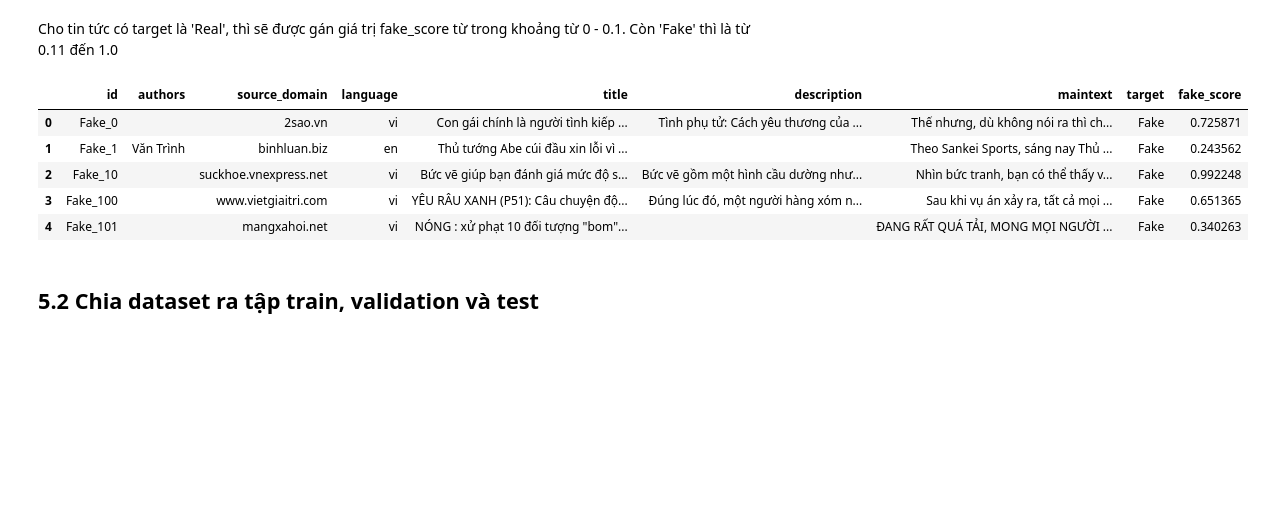
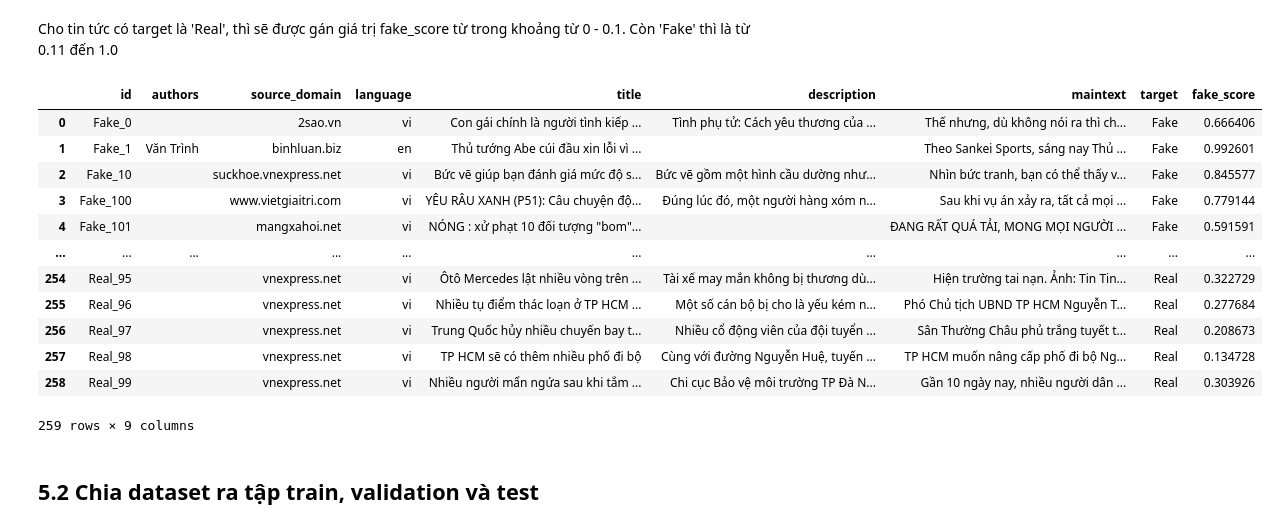
Before and after one commit to iammytran/fake-news-detector, a Jupyter notebook: main.ipynb, the cells around one changed output. Drawn from its saved outputs; the diff is of its cells as text; code cells hidden in the pictures; blank space fills up the shorter version.

```diff
--- a/truc-rule-based-sys_updated.ipynb
+++ b/main.ipynb
@@ -439,21 +439,28 @@ Cho tin tức có target là 'Real', thì sẽ được gán giá trị fake_sco
 # %%
 def assign_fake_score(target):
     if target == "Fake":
-        return np.random.uniform(0.11, 1.0)
+        return np.random.uniform(0.51, 1.0)
     else:
-        return np.random.uniform(0.0, 0.1)
+        return np.random.uniform(0.0, 0.5)
 
 # Apply function to create fake_score column
 df["fake_score"] = df["target"].apply(assign_fake_score)
 # %%
-df.head()
+df
 # %% [output]
 |  | id | authors | source_domain | language | title | description | maintext | target | fake_score |
-| 0 | Fake_0 |  | 2sao.vn | vi | Con gái chính là người tình kiếp ... | Tình phụ tử: Cách yêu thương của ... | Thế nhưng, dù không nói ra thì ch... | Fake | 0.725871 |
-| 1 | Fake_1 | Văn Trình | binhluan.biz | en | Thủ tướng Abe cúi đầu xin lỗi vì ... |  | Theo Sankei Sports, sáng nay Thủ ... | Fake | 0.243562 |
-| 2 | Fake_10 |  | suckhoe.vnexpress.net | vi | Bức vẽ giúp bạn đánh giá mức độ s... | Bức vẽ gồm một hình cầu dường như... | Nhìn bức tranh, bạn có thể thấy v... | Fake | 0.992248 |
-| 3 | Fake_100 |  | www.vietgiaitri.com | vi | YÊU RÂU XANH (P51): Câu chuyện độ... | Đúng lúc đó, một người hàng xóm n... | Sau khi vụ án xảy ra, tất cả mọi ... | Fake | 0.651365 |
-| 4 | Fake_101 |  | mangxahoi.net | vi | NÓNG : xử phạt 10 đối tượng "bom"... |  | ĐANG RẤT QUÁ TẢI, MONG MỌI NGƯỜI ... | Fake | 0.340263 |
+| 0 | Fake_0 |  | 2sao.vn | vi | Con gái chính là người tình kiếp ... | Tình phụ tử: Cách yêu thương của ... | Thế nhưng, dù không nói ra thì ch... | Fake | 0.666406 |
+| 1 | Fake_1 | Văn Trình | binhluan.biz | en | Thủ tướng Abe cúi đầu xin lỗi vì ... |  | Theo Sankei Sports, sáng nay Thủ ... | Fake | 0.992601 |
+| 2 | Fake_10 |  | suckhoe.vnexpress.net | vi | Bức vẽ giúp bạn đánh giá mức độ s... | Bức vẽ gồm một hình cầu dường như... | Nhìn bức tranh, bạn có thể thấy v... | Fake | 0.845577 |
+| 3 | Fake_100 |  | www.vietgiaitri.com | vi | YÊU RÂU XANH (P51): Câu chuyện độ... | Đúng lúc đó, một người hàng xóm n... | Sau khi vụ án xảy ra, tất cả mọi ... | Fake | 0.779144 |
+| 4 | Fake_101 |  | mangxahoi.net | vi | NÓNG : xử phạt 10 đối tượng "bom"... |  | ĐANG RẤT QUÁ TẢI, MONG MỌI NGƯỜI ... | Fake | 0.591591 |
+| ... | ... | ... | ... | ... | ... | ... | ... | ... | ... |
+| 254 | Real_95 |  | vnexpress.net | vi | Ôtô Mercedes lật nhiều vòng trên ... | Tài xế may mắn không bị thương dù... | Hiện trường tai nạn. Ảnh: Tin Tin... | Real | 0.322729 |
+| 255 | Real_96 |  | vnexpress.net | vi | Nhiều tụ điểm thác loạn ở TP HCM ... | Một số cán bộ bị cho là yếu kém n... | Phó Chủ tịch UBND TP HCM Nguyễn T... | Real | 0.277684 |
+| 256 | Real_97 |  | vnexpress.net | vi | Trung Quốc hủy nhiều chuyến bay t... | Nhiều cổ động viên của đội tuyển ... | Sân Thường Châu phủ trắng tuyết t... | Real | 0.208673 |
+| 257 | Real_98 |  | vnexpress.net | vi | TP HCM sẽ có thêm nhiều phố đi bộ | Cùng với đường Nguyễn Huệ, tuyến ... | TP HCM muốn nâng cấp phố đi bộ Ng... | Real | 0.134728 |
+| 258 | Real_99 |  | vnexpress.net | vi | Nhiều người mẩn ngứa sau khi tắm ... | Chi cục Bảo vệ môi trường TP Đà N... | Gần 10 ngày nay, nhiều người dân ... | Real | 0.303926 |
+259 rows × 9 columns
 # %% [markdown]
 ## 5.2 Chia dataset ra tập train, validation và test
 # %% [markdown]
```
Also changed, not shown: parts of 13 cells of this notebook, 2 other files.
